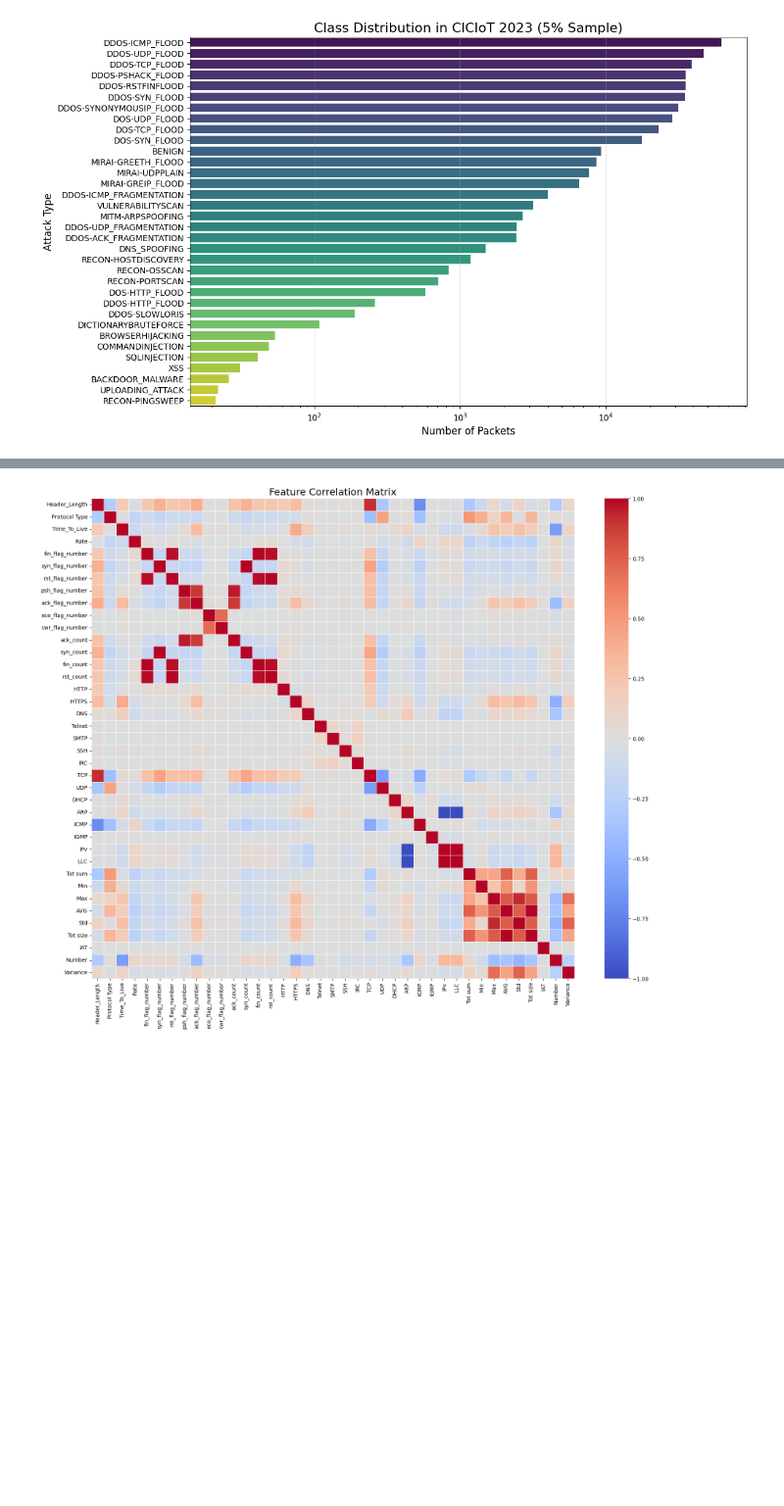
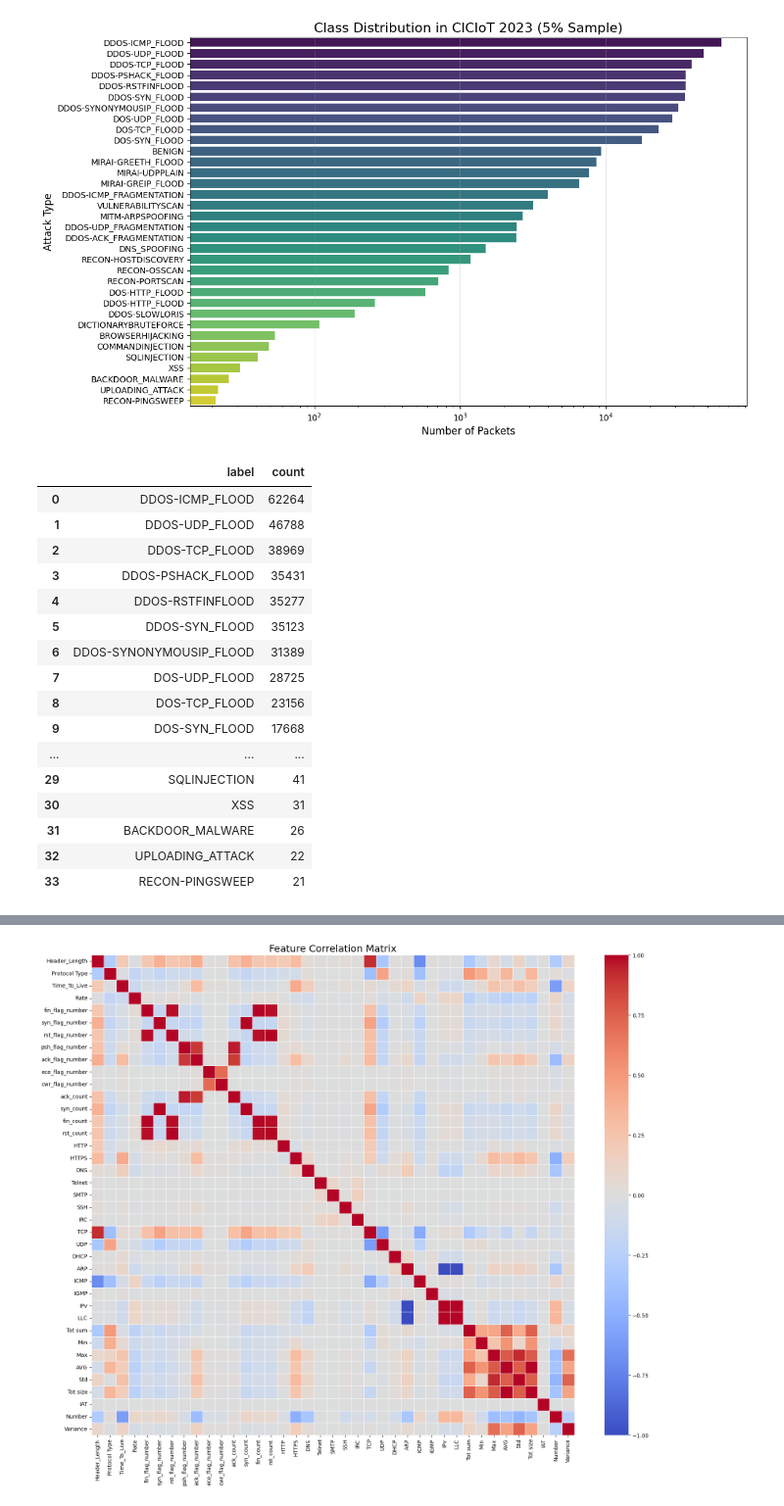
Before and after one commit to aryaman2603/iot-intrusion-detection, a Jupyter notebook: notebooks/01_eda.ipynb, the cells around one changed output, grey strips where cells are left out. Shown at 98% size. Saved outputs shown, nothing was run; the diff lists cells and outputs as text; code cells hidden in the pictures; blank space fills up the shorter version.

```diff
--- a/notebooks/01_eda.ipynb
+++ b/notebooks/01_eda.ipynb
@@ -42,6 +42,26 @@ plt.grid(axis="x", alpha=0.3)
 plt.show()
 # %% [output]
 [figure]
+# %%
+label_counts
+# %% [output]
+|  | label | count |
+| 0 | DDOS-ICMP_FLOOD | 62264 |
+| 1 | DDOS-UDP_FLOOD | 46788 |
+| 2 | DDOS-TCP_FLOOD | 38969 |
+| 3 | DDOS-PSHACK_FLOOD | 35431 |
+| 4 | DDOS-RSTFINFLOOD | 35277 |
+| 5 | DDOS-SYN_FLOOD | 35123 |
+| 6 | DDOS-SYNONYMOUSIP_FLOOD | 31389 |
+| 7 | DOS-UDP_FLOOD | 28725 |
+| 8 | DOS-TCP_FLOOD | 23156 |
+| 9 | DOS-SYN_FLOOD | 17668 |
+| ... | ... | ... |
+| 29 | SQLINJECTION | 41 |
+| 30 | XSS | 31 |
+| 31 | BACKDOOR_MALWARE | 26 |
+| 32 | UPLOADING_ATTACK | 22 |
+| 33 | RECON-PINGSWEEP | 21 |
 # %%
 df.describe().to_pandas()
 # %% [output]
```
Also changed, not shown: parts of 5 cells of this notebook, 1 other file.
